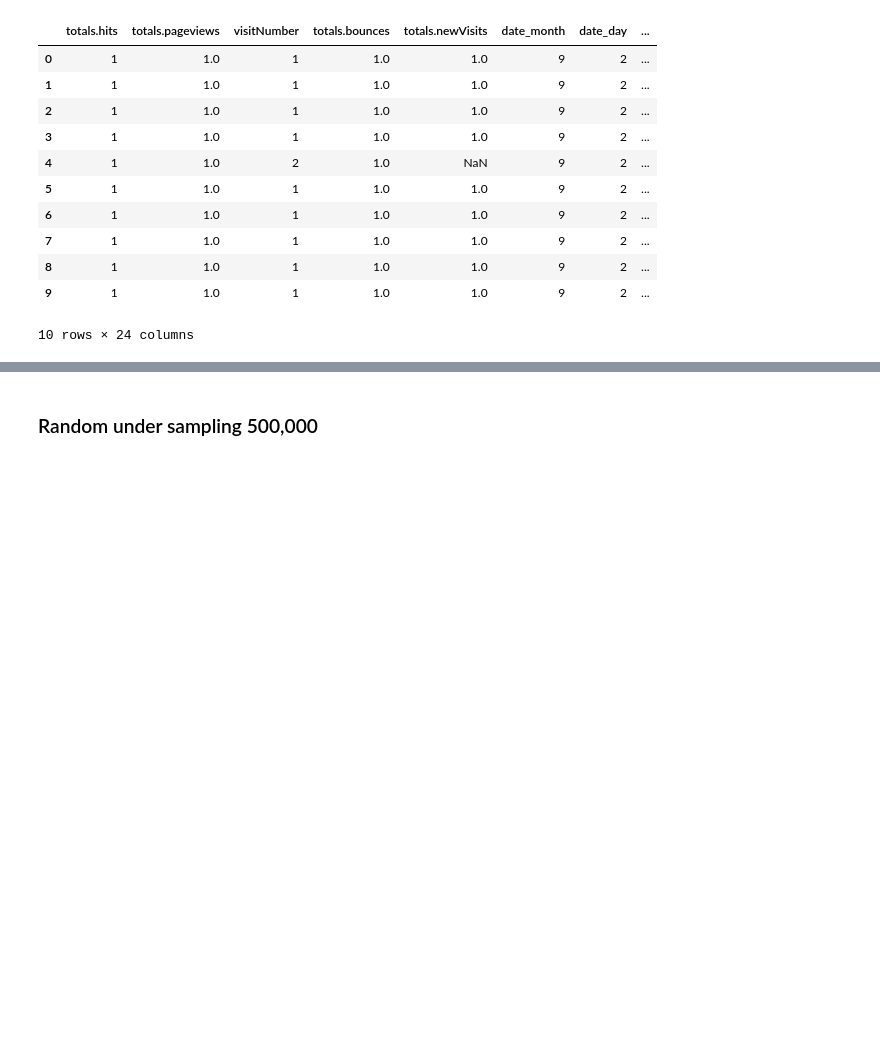
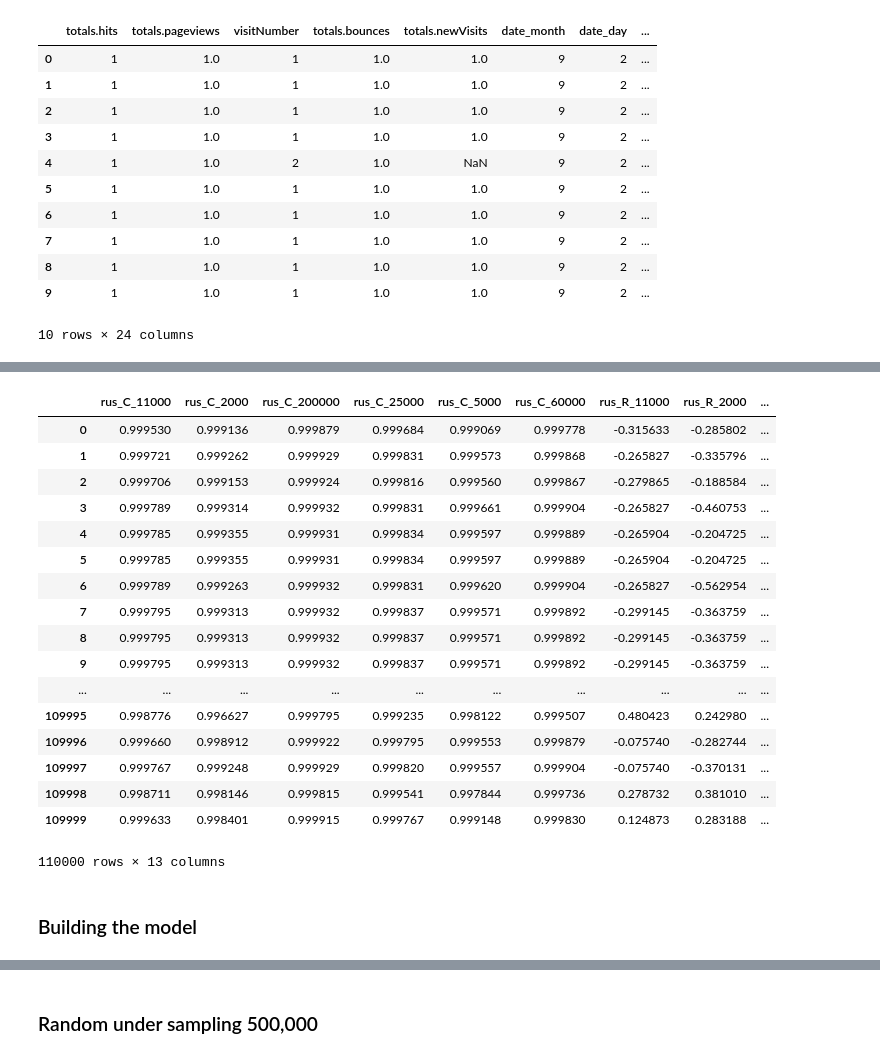
Before and after one commit to Pavan-Sangha/Kaggle-Google-Analytics-Customer-Revenue, a Jupyter notebook: Model_Build.ipynb, the cells around one changed output, grey strips where cells are left out. Drawn from its saved outputs; the diff is of its cells as text; code cells hidden in the pictures; blank space fills up the shorter version.

```diff
--- a/Model_Build.ipynb
+++ b/Model_Build.ipynb
@@ -527,0 +608,13 @@ confusion_matrix(y_val,y_val_test)
+# %%
+meta_data = {'rus_C_2000':y_rus_2000, 'rus_C_5000':y_rus_5000, 'rus_C_11000': y_rus_11000, 'rus_C_25000':y_rus_25000,
+
+             'rus_C_60000':y_rus_60000, 'rus_C_200000': y_rus_200000,
+
+             'rus_R_2000':y_rus_2000_R, 'rus_R_5000':y_rus_5000_R, 'rus_R_11000':y_rus_11000_R,
+
+             'rus_R_25000':y_rus_25000_R, 'rus_R_60000':y_rus_60000_R, 'rus_R_200000':y_rus_200000_R
+
+
+            }
+# %%
+meta_data_df = pd.DataFrame.from_dict(meta_data)
@@ -527,0 +630,27 @@ confusion_matrix(y_val,y_val_test)
+# %%
+predictions = true_predictor_values(train,'transactionRevenue_log')
+# %%
+meta_data_df['predictions'] = predictions
+# %%
+meta_data_df.head(110000)
+# %% [output]
+|  | rus_C_11000 | rus_C_2000 | rus_C_200000 | rus_C_25000 | rus_C_5000 | rus_C_60000 | rus_R_11000 | rus_R_2000 | ... |
+| 0 | 0.999530 | 0.999136 | 0.999879 | 0.999684 | 0.999069 | 0.999778 | -0.315633 | -0.285802 | ... |
+| 1 | 0.999721 | 0.999262 | 0.999929 | 0.999831 | 0.999573 | 0.999868 | -0.265827 | -0.335796 | ... |
+| 2 | 0.999706 | 0.999153 | 0.999924 | 0.999816 | 0.999560 | 0.999867 | -0.279865 | -0.188584 | ... |
+| 3 | 0.999789 | 0.999314 | 0.999932 | 0.999831 | 0.999661 | 0.999904 | -0.265827 | -0.460753 | ... |
+| 4 | 0.999785 | 0.999355 | 0.999931 | 0.999834 | 0.999597 | 0.999889 | -0.265904 | -0.204725 | ... |
+| 5 | 0.999785 | 0.999355 | 0.999931 | 0.999834 | 0.999597 | 0.999889 | -0.265904 | -0.204725 | ... |
+| 6 | 0.999789 | 0.999263 | 0.999932 | 0.999831 | 0.999620 | 0.999904 | -0.265827 | -0.562954 | ... |
+| 7 | 0.999795 | 0.999313 | 0.999932 | 0.999837 | 0.999571 | 0.999892 | -0.299145 | -0.363759 | ... |
+| 8 | 0.999795 | 0.999313 | 0.999932 | 0.999837 | 0.999571 | 0.999892 | -0.299145 | -0.363759 | ... |
+| 9 | 0.999795 | 0.999313 | 0.999932 | 0.999837 | 0.999571 | 0.999892 | -0.299145 | -0.363759 | ... |
+| ... | ... | ... | ... | ... | ... | ... | ... | ... | ... |
+| 109995 | 0.998776 | 0.996627 | 0.999795 | 0.999235 | 0.998122 | 0.999507 | 0.480423 | 0.242980 | ... |
+| 109996 | 0.999660 | 0.998912 | 0.999922 | 0.999795 | 0.999553 | 0.999879 | -0.075740 | -0.282744 | ... |
+| 109997 | 0.999767 | 0.999248 | 0.999929 | 0.999820 | 0.999557 | 0.999904 | -0.075740 | -0.370131 | ... |
+| 109998 | 0.998711 | 0.998146 | 0.999815 | 0.999541 | 0.997844 | 0.999736 | 0.278732 | 0.381010 | ... |
+| 109999 | 0.999633 | 0.998401 | 0.999915 | 0.999767 | 0.999148 | 0.999830 | 0.124873 | 0.283188 | ... |
+110000 rows × 13 columns
+# %% [markdown]
+### Building the model
```
Also changed, not shown: parts of 77 cells of this notebook.
